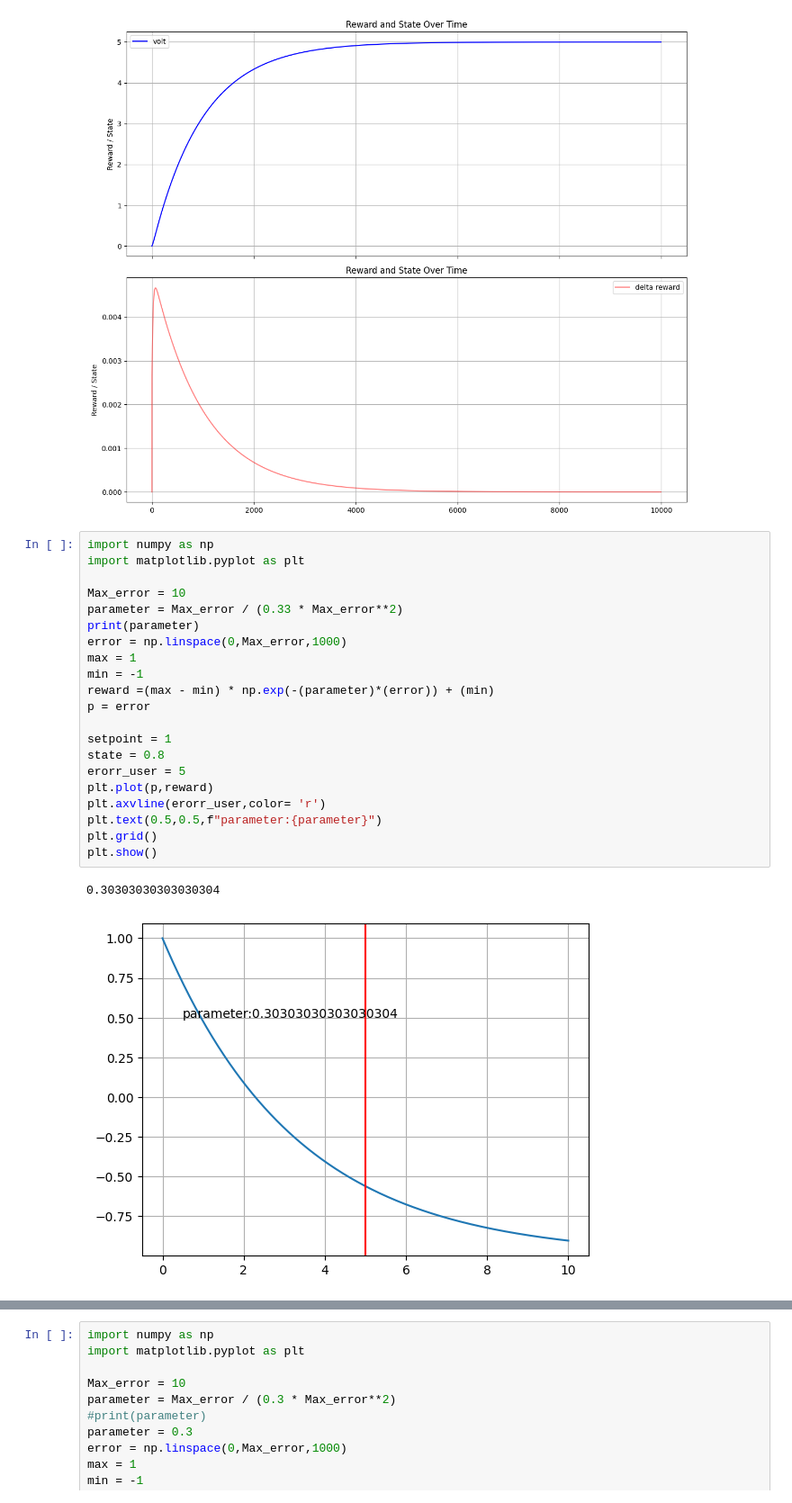
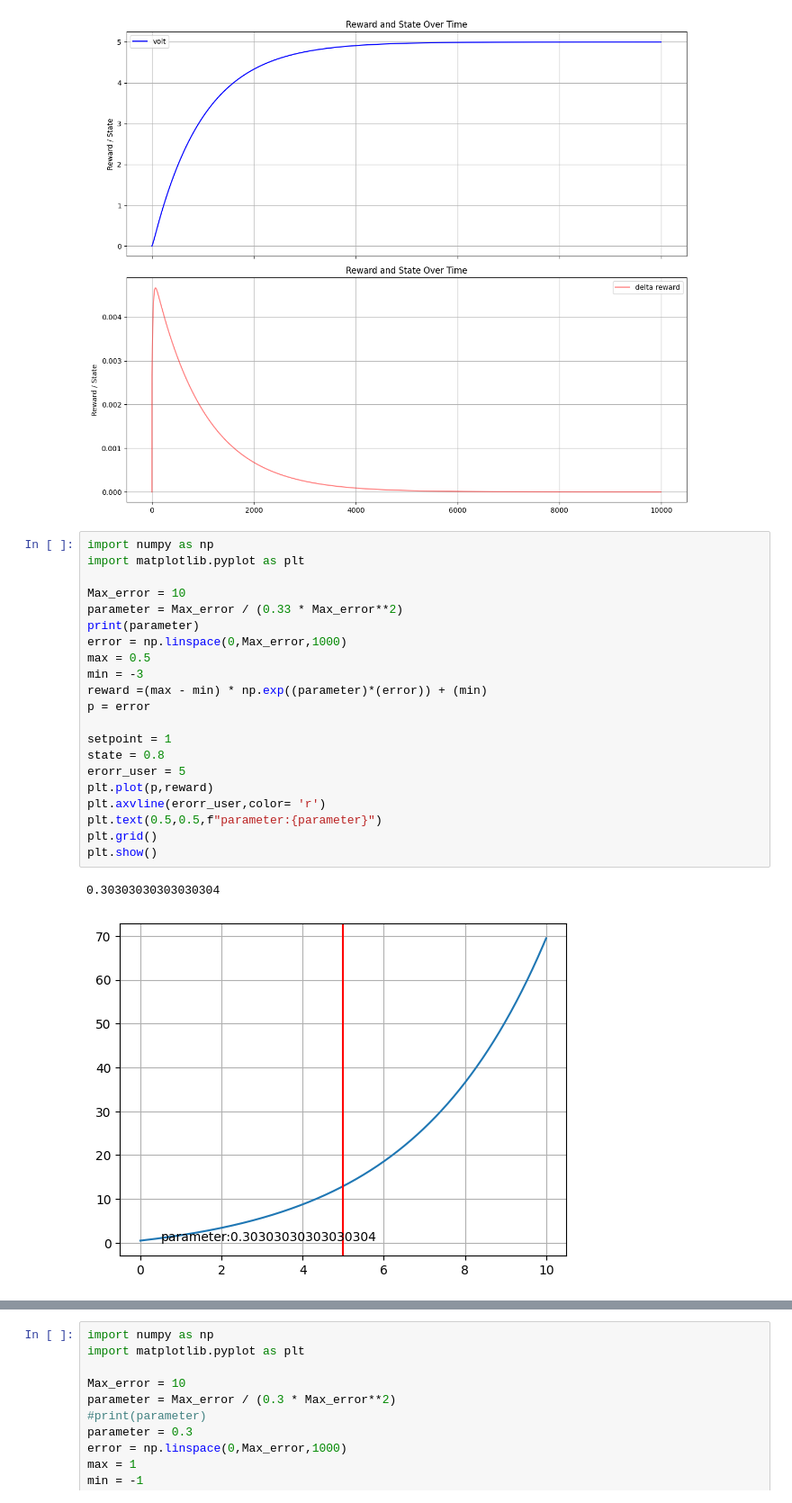
Before and after one commit to MizuSakura/AI_controller, a Jupyter notebook: monitor.ipynb, the cells around one changed output, grey strips where cells are left out. Shown: that part at 90% size. Drawn from its saved outputs; the diff is of its cells as text.

```diff
--- a/monitor.ipynb
+++ b/monitor.ipynb
@@ -289,24 +288,24 @@ plt.show()
 # %%
 import numpy as np
 import matplotlib.pyplot as plt
 
 Max_error = 10
 parameter = Max_error / (0.33 * Max_error**2)
 print(parameter)
 error = np.linspace(0,Max_error,1000)
-max = 1
-min = -1
-reward =(max - min) * np.exp(-(parameter)*(error)) + (min)
+max = 0.5
+min = -3
+reward =(max - min) * np.exp((parameter)*(error)) + (min)
 p = error
 
 setpoint = 1
 state = 0.8
 erorr_user = 5
 plt.plot(p,reward)
 plt.axvline(erorr_user,color= 'r')
 plt.text(0.5,0.5,f"parameter:{parameter}")
 plt.grid()
 plt.show()
 # %% [output]
 0.30303030303030304
-[figure, old version]
+[figure, new version]
```
Also changed, not shown: parts of 3 cells of this notebook, 2 other files.
